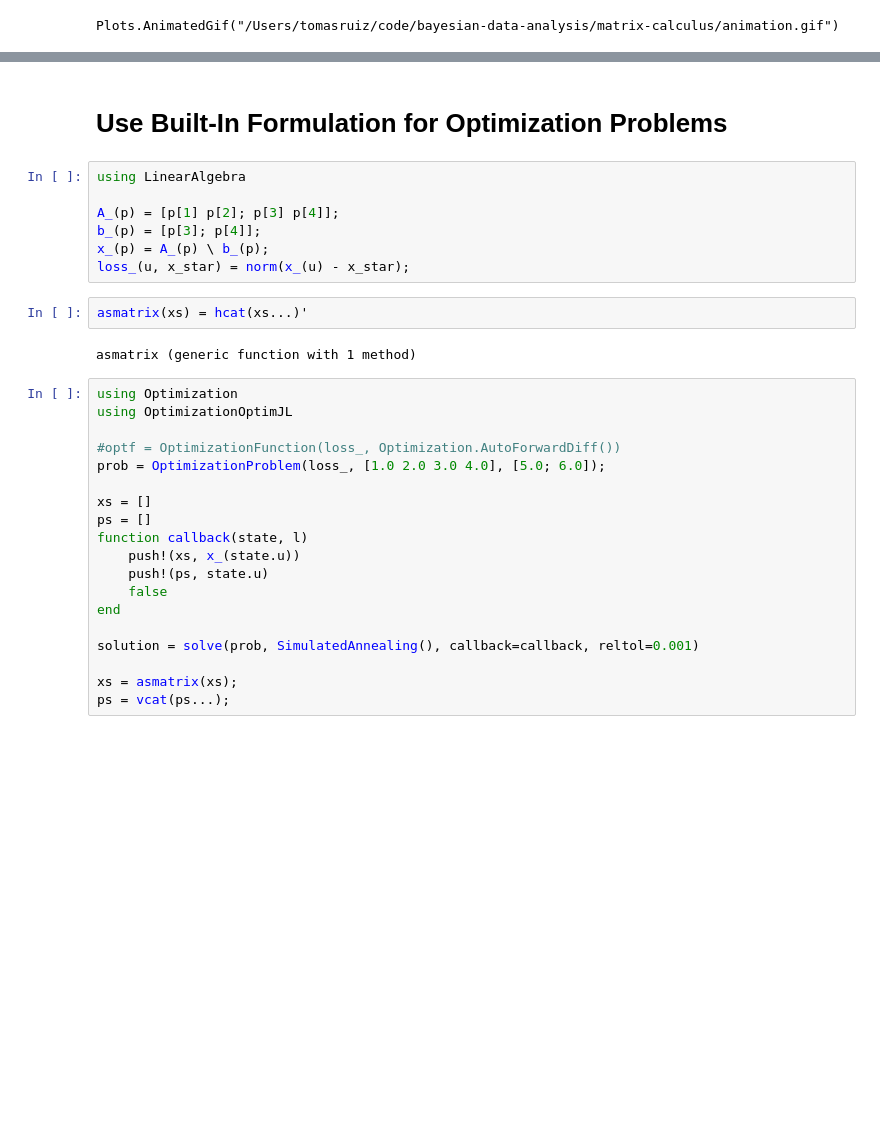
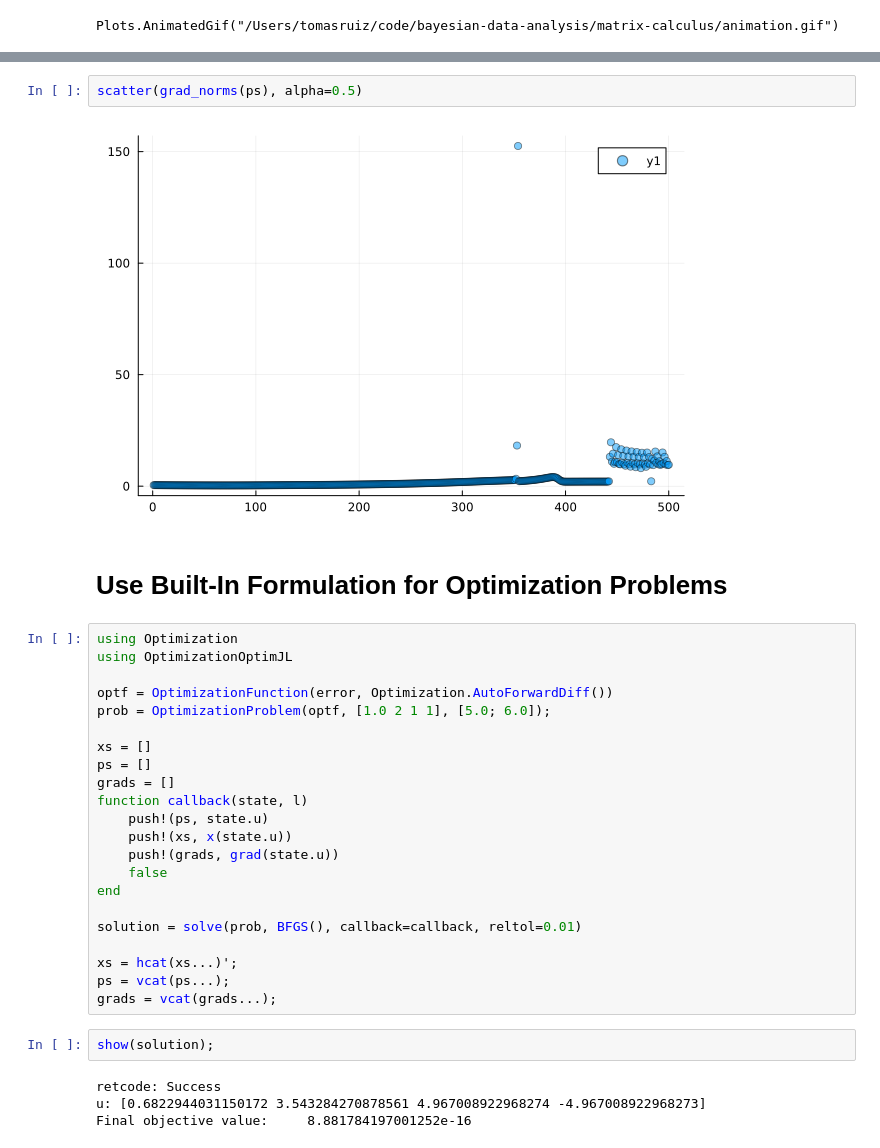
Before and after one commit to tomasruizt/Code-Along, a Jupyter notebook: matrix-calculus/Automatic Differentiation through a Linear System of Equations.ipynb, the cells around one changed output, grey strips where cells are left out. Cells and saved outputs as stored; diff of their text form; blank space fills up the shorter version.

```diff
--- a/matrix-calculus/Automatic Differentiation through a Linear System of Equations.ipynb
+++ b/matrix-calculus/Automatic Differentiation through a Linear System of Equations.ipynb
@@ -255,33 +174,35 @@ Plots.AnimatedGif("/Users/tomasruiz/code/bayesian-data-analysis/matrix-calculus/
+# %%
+scatter(grad_norms(ps), alpha=0.5)
+# %% [output]
+[figure, added]
 # %% [markdown]
 # Use Built-In Formulation for Optimization Problems
-# %%
-using LinearAlgebra
-
-A_(p) = [p[1] p[2]; p[3] p[4]];
-b_(p) = [p[3]; p[4]];
-x_(p) = A_(p) \ b_(p);
-loss_(u, x_star) = norm(x_(u) - x_star);
-# %%
-asmatrix(xs) = hcat(xs...)'
-# %% [output]
-asmatrix (generic function with 1 method)
 # %%
 using Optimization
 using OptimizationOptimJL
 
-#optf = OptimizationFunction(loss_, Optimization.AutoForwardDiff())
-prob = OptimizationProblem(loss_, [1.0 2.0 3.0 4.0], [5.0; 6.0]);
+optf = OptimizationFunction(error, Optimization.AutoForwardDiff())
+prob = OptimizationProblem(optf, [1.0 2 1 1], [5.0; 6.0]);
 
 xs = []
 ps = []
+grads = []
 function callback(state, l)
-    push!(xs, x_(state.u))
     push!(ps, state.u)
+    push!(xs, x(state.u))
+    push!(grads, grad(state.u))
     false
 end
 
-solution = solve(prob, SimulatedAnnealing(), callback=callback, reltol=0.001)
+solution = solve(prob, BFGS(), callback=callback, reltol=0.01)
 
-xs = asmatrix(xs);
+xs = hcat(xs...)';
 ps = vcat(ps...);
+grads = vcat(grads...);
+# %%
+show(solution);
+# %% [output]
+retcode: Success
+u: [0.6822944031150172 3.543284270878561 4.967008922968274 -4.967008922968273]
+Final objective value:     8.881784197001252e-16
 # %%
```
Also changed, not shown: parts of 33 cells of this notebook, 3 other files.
